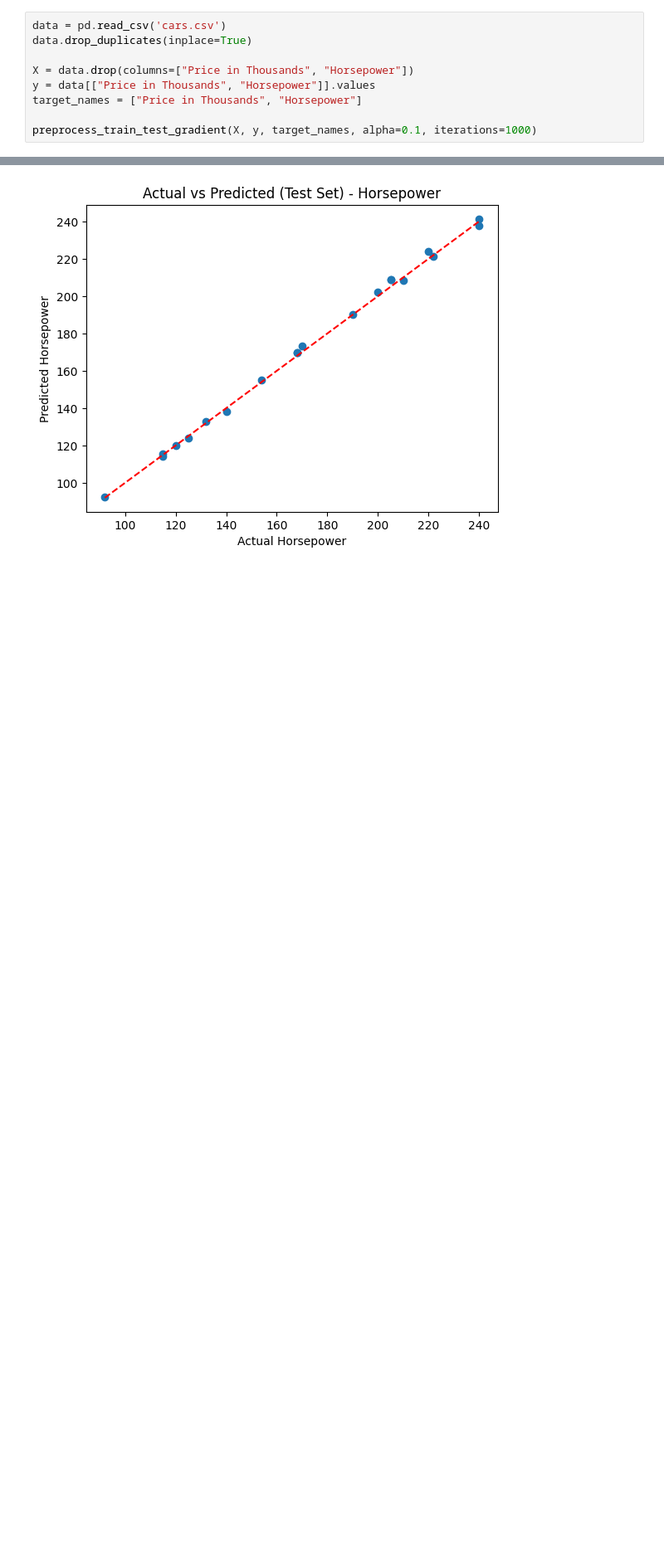
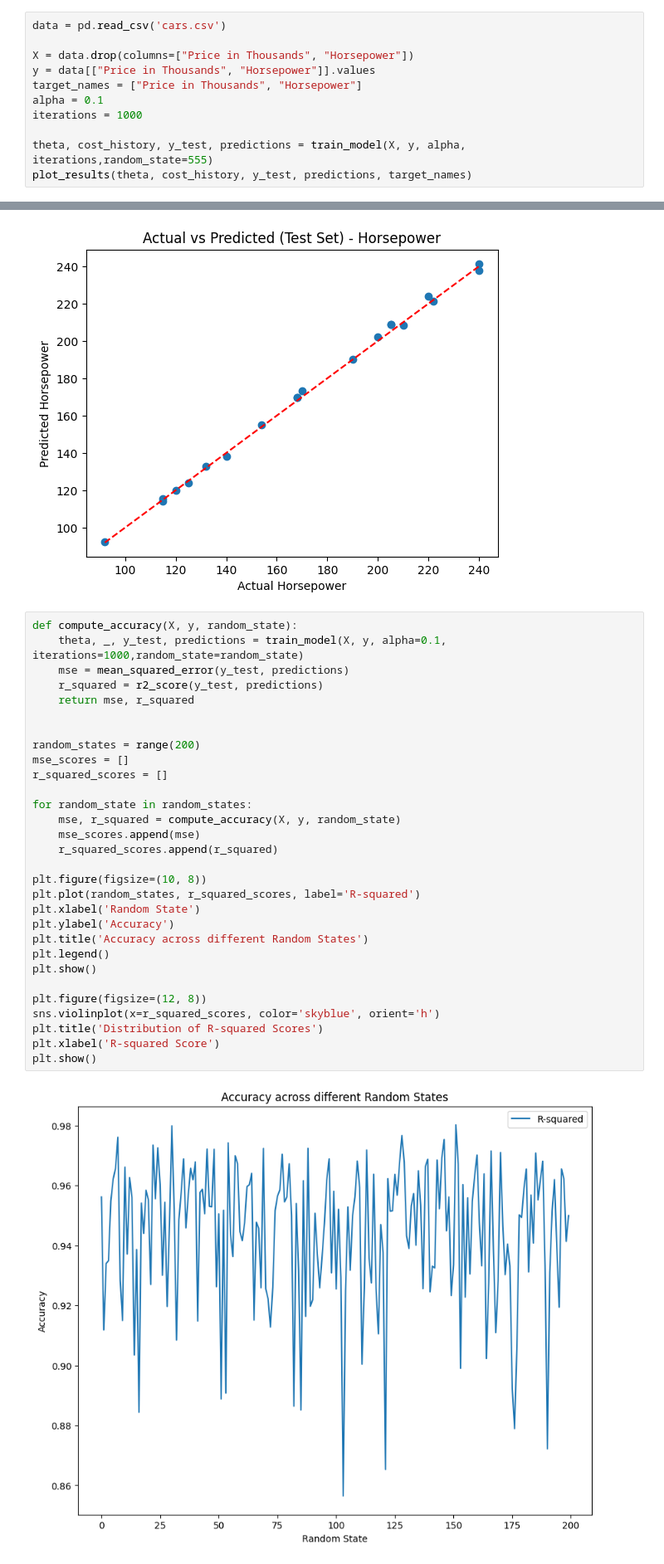
Before and after one commit to tisiphonee/DataS, a Jupyter notebook: CA5/Q2-4.ipynb, the cells around one changed output, grey strips where cells are left out. Shown at 83% size. Saved outputs shown, nothing was run; the diff lists cells and outputs as text; blank space fills up the shorter version.

```diff
--- a/CA5/Q2-4.ipynb
+++ b/CA5/Q2-4.ipynb
@@ -176,16 +177,50 @@ def gradient_descent(X, y, theta, alpha, iterations):
     return theta, cost_history
 # %%
 data = pd.read_csv('cars.csv')
-data.drop_duplicates(inplace=True)
 
 X = data.drop(columns=["Price in Thousands", "Horsepower"])
 y = data[["Price in Thousands", "Horsepower"]].values
 target_names = ["Price in Thousands", "Horsepower"]
+alpha = 0.1
+iterations = 1000
 
-preprocess_train_test_gradient(X, y, target_names, alpha=0.1, iterations=1000)
+theta, cost_history, y_test, predictions = train_model(X, y, alpha, iterations,random_state=555)
+plot_results(theta, cost_history, y_test, predictions, target_names)
 # %% [output]
 Mean Squared Error on Test Set: 3.6467183050660408
 R-squared Score on Test Set: 0.9618676371892088
 [figure]
 [figure]
 [figure]
+# %%
+def compute_accuracy(X, y, random_state):
+    theta, _, y_test, predictions = train_model(X, y, alpha=0.1, iterations=1000,random_state=random_state)
+    mse = mean_squared_error(y_test, predictions)
+    r_squared = r2_score(y_test, predictions)
+    return mse, r_squared
+
+
+random_states = range(200)
+mse_scores = []
+r_squared_scores = []
+
+for random_state in random_states:
+    mse, r_squared = compute_accuracy(X, y, random_state)
+    mse_scores.append(mse)
+    r_squared_scores.append(r_squared)
+
+plt.figure(figsize=(10, 8))
+plt.plot(random_states, r_squared_scores, label='R-squared')
+plt.xlabel('Random State')
+plt.ylabel('Accuracy')
+plt.title('Accuracy across different Random States')
+plt.legend()
+plt.show()
+
+plt.figure(figsize=(12, 8))
+sns.violinplot(x=r_squared_scores, color='skyblue', orient='h')
+plt.title('Distribution of R-squared Scores')
+plt.xlabel('R-squared Score')
+plt.show()
+# %% [output]
+[figure, added]
```
Also changed, not shown: parts of 4 cells of this notebook.
